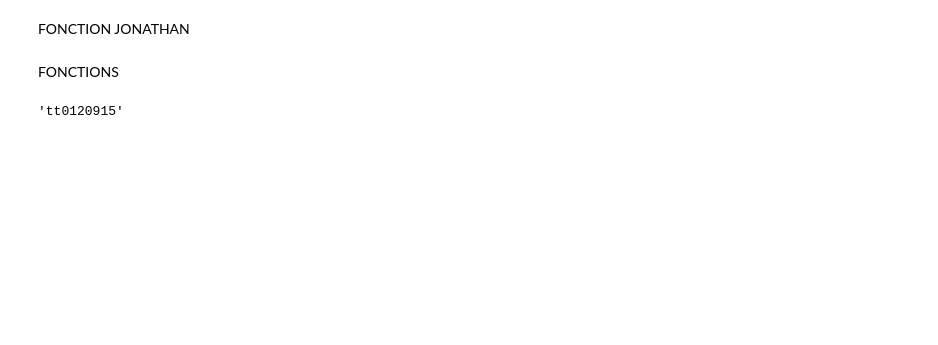
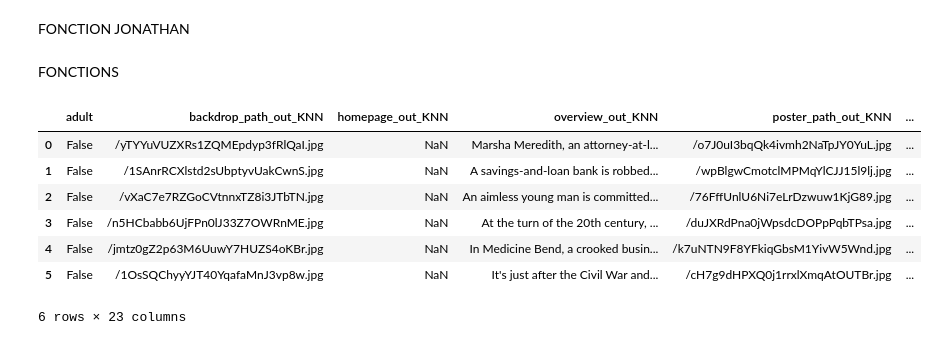
Before and after one commit to KilianCadiou/The-Rock-mendation, a Jupyter notebook: KNN.ipynb, the cells around one changed output. Cells and saved outputs as stored; diff of their text form; code cells hidden in the pictures; blank space fills up the shorter version.

```diff
--- a/KNN.ipynb
+++ b/KNN.ipynb
@@ -15,9 +17,4 @@ import seaborn as sns
 import matplotlib.pyplot as plt
 # %%
 df = pd.read_csv('BD/P2_G5_films.csv.gz', compression = 'gzip', na_values = ['\\N'])
-# %%
-df_LN = df[df['vote_count_mean'] != 0].drop(['isOriginalTitle', 'ordering', 'film_id', 'id', 'revenue', 'budget', 'backdrop_path', 'homepage', 'overview', 'poster_path', 'status', 'tagline', 'video', 'titleType', 'types', 'attributes'], axis = 1)
-df_LN_drop_NA = df_LN.dropna()
-X = df_LN_drop_NA.drop('vote_count_mean', axis = 1)
-y = pd.DataFrame(df_LN_drop_NA['vote_count_mean'])
 # %%
@@ -191,8 +213,8 @@ def encodage_predict(df_a_predire):
 # %%
+caracteristiques = ['adult', 'production_countries', 'status', 'tagline', 'production_companies_name', 'production_companies_country', 'titleType', 'region', 'Decennie', 'genre', 'film_id_out_KNN', 'final_language', 'popularity', 'year_exact', 'runtime_exact', 'vote_exact', 'arrondi_vote_exact', 'vote_count_mean']
+X = df.sample(500)[caracteristiques]
 recherche = 'Star Wars'
 df[df['title_out_KNN'].str.contains(recherche) == True]
 
-ID = df['film_id_out_KNN'][df['title_out_KNN'].str.contains(recherche) == True].iloc[0]
-ID
+film_id = df['film_id_out_KNN'][df['title_out_KNN'].str.contains(recherche) == True].iloc[0]
+df_a_predire = df[df['film_id_out_KNN'] == film_id]
-# %% [output]
-'tt0120915'
@@ -224 +221,31 @@ X_encoded, SN = encodage_X(X, type='normalisation')
+# %%
+# FONCTION 1
+
+X_encoded, SN = encodage_X(X)
+
+# FONCTION 2
+
+k_range = [1, 7, 12]
+avg_distances, silhouette_scores = evaluate_k(X_encoded, k_range)
+
+# FONCTION 3
+
+df_final = encodage_predict(df_a_predire)
+
+# FONCTION 4
+# On choisit k
+k=6
+
+model = NearestNeighbors(n_neighbors=k, metric='euclidean')
+model.fit(X_encoded)
+pokemons_similaires(film_id)
+# %% [output]
+|  | adult | backdrop_path_out_KNN | homepage_out_KNN | overview_out_KNN | poster_path_out_KNN | ... |
+| 0 | False | /yTYYuVUZXRs1ZQMEpdyp3fRlQaI.jpg | NaN | Marsha Meredith, an attorney-at-l... | /o7J0uI3bqQk4ivmh2NaTpJY0YuL.jpg | ... |
+| 1 | False | /1SAnrRCXlstd2sUbptyvUakCwnS.jpg | NaN | A savings-and-loan bank is robbed... | /wpBlgwCmotclMPMqYlCJJ15l9lj.jpg | ... |
+| 2 | False | /vXaC7e7RZGoCVtnnxTZ8i3JTbTN.jpg | NaN | An aimless young man is committed... | /76FffUnlU6Ni7eLrDzwuw1KjG89.jpg | ... |
+| 3 | False | /n5HCbabb6UjFPn0lJ33Z7OWRnME.jpg | NaN | At the turn of the 20th century, ... | /duJXRdPna0jWpsdcDOPpPqbTPsa.jpg | ... |
+| 4 | False | /jmtz0gZ2p63M6UuwY7HUZS4oKBr.jpg | NaN | In Medicine Bend, a crooked busin... | /k7uNTN9F8YFkiqGbsM1YivW5Wnd.jpg | ... |
+| 5 | False | /1OsSQChyyYJT40YqafaMnJ3vp8w.jpg | NaN | It's just after the Civil War and... | /cH7g9dHPXQ0j1rrxlXmqAtOUTBr.jpg | ... |
+6 rows × 23 columns
 # %%
```
Also changed, not shown: parts of 7 cells of this notebook, 2 other files.
